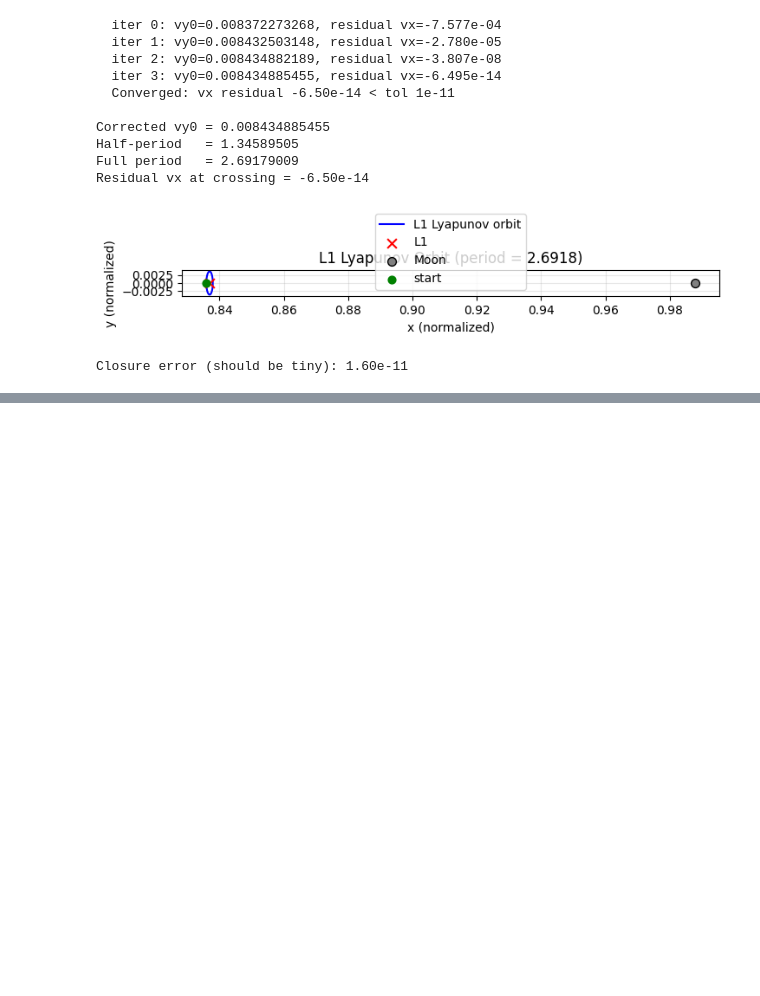
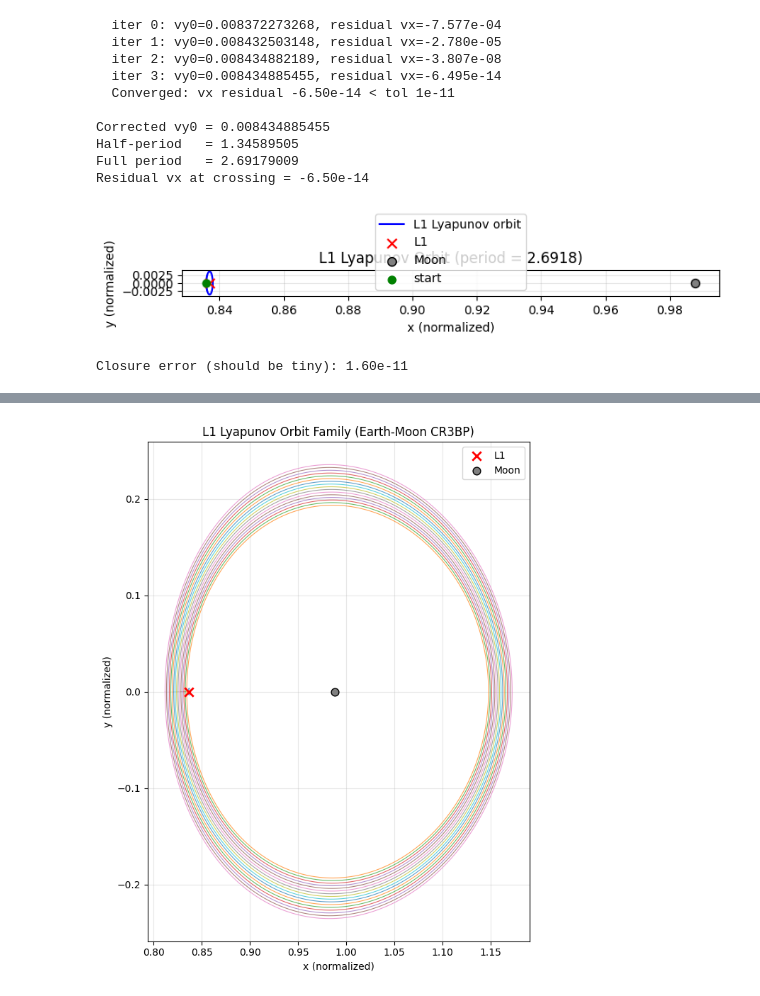
Before and after one commit to bibidybopoly/qpit-cr3bp, a Jupyter notebook: notebooks/differential_corrector.ipynb, the cells around one changed output, grey strips where cells are left out. Cells and saved outputs as stored; diff of their text form; code cells hidden in the pictures; blank space fills up the shorter version.

Commit message:
Calculated L1 and L2 periodic orbit families

```diff
--- a/notebooks/differential_corrector.ipynb
+++ b/notebooks/differential_corrector.ipynb
@@ -276,0 +320,12 @@ Closure error (should be tiny): 1.60e-11
+# %%
+# Use FULL-PRECISION converged values, not rounded literals
+state0_full = [x0, 0.0, 0.0, vy0_corrected]   # vy0_corrected straight from corrector
+T_full = 2 * half_period                        # full-precision period
+
+sol = solve_ivp(cr3bp_rhs, (0, T_full), state0_full, args=(mu,),
+                method='DOP853', rtol=1e-12, atol=1e-12)
+final = sol.y[:, -1]
+closure_full = np.linalg.norm(final - np.array(state0_full))
+print(f"Closure with full-precision values: {closure_full:.2e}")
+print(f"  (vy0 full precision: {vy0_corrected:.16f})")
+print(f"  (vy0 rounded was:    0.0084348855)")
@@ -276,0 +414,30 @@ Closure error (should be tiny): 1.60e-11
+# %%
+import matplotlib.pyplot as plt
+from scipy.integrate import solve_ivp
+import numpy as np
+
+fig, ax = plt.subplots(figsize=(10, 8))
+
+# Plot every Nth orbit so the figure isn't too cluttered
+step = 3
+for i in range(0, len(L1_family), step):
+    orbit = L1_family[i]
+    sol = solve_ivp(cr3bp_rhs, (0, orbit['period']), orbit['state0'], args=(mu,),
+                    method='DOP853', rtol=1e-11, atol=1e-11,
+                    t_eval=np.linspace(0, orbit['period'], 500))
+    # Color by Jacobi constant
+    ax.plot(sol.y[0], sol.y[1], linewidth=0.8, alpha=0.7)
+
+ax.scatter([lps['L1'][0]], [0], color='red', s=80, marker='x', zorder=5,
+           linewidth=2, label='L1')
+ax.scatter([1 - mu], [0], color='gray', s=60, zorder=5, edgecolor='black', label='Moon')
+ax.set_aspect('equal')
+ax.set_xlabel('x (normalized)')
+ax.set_ylabel('y (normalized)')
+ax.set_title('L1 Lyapunov Orbit Family (Earth-Moon CR3BP)')
+ax.legend()
+ax.grid(True, alpha=0.3)
+plt.tight_layout()
+plt.show()
+# %% [output]
+[figure, added]
```
Also changed, not shown: parts of 5 cells of this notebook, 5 other files.
